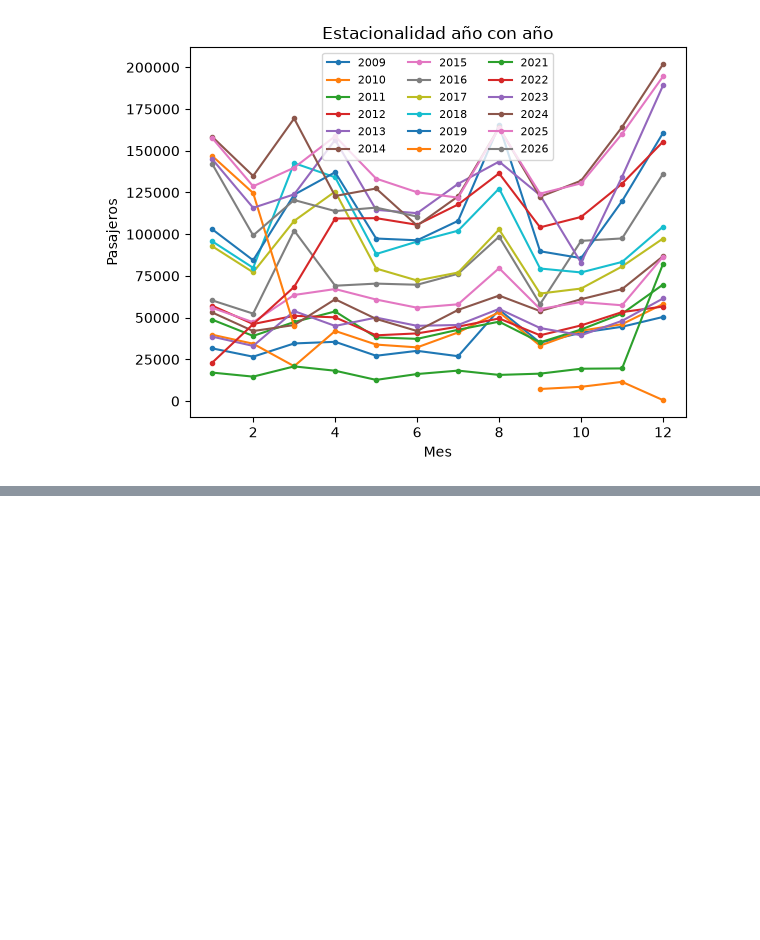
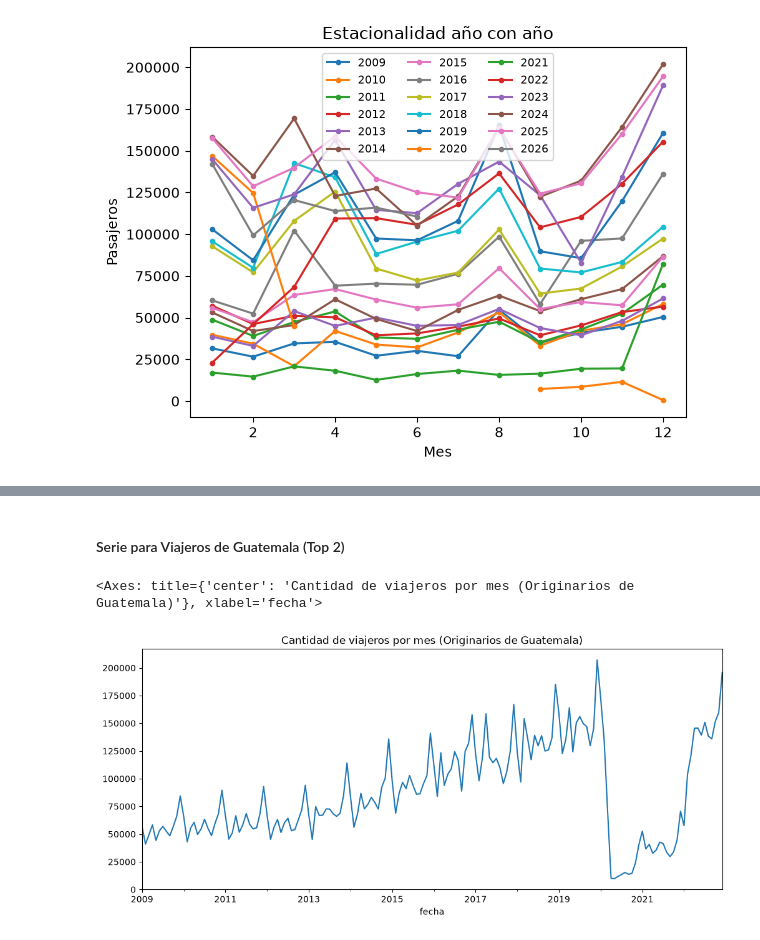
Before and after one commit to rodrigoajmac/CC3084_Laboratorio_1, a Jupyter notebook: Notebooks/Analysis_TimeSeries.ipynb, the cells around one changed output, grey strips where cells are left out. Drawn from its saved outputs; the diff is of its cells as text; code cells hidden in the pictures; blank space fills up the shorter version.

```diff
--- a/Notebooks/Analysis_TimeSeries.ipynb
+++ b/Notebooks/Analysis_TimeSeries.ipynb
@@ -110,0 +113,4 @@ Name: Viajero, dtype: int64
+# %%
+df_gtm = df[df['País']=='Guatemala']
+df_gtm_copy = df_gtm
+df_gtm = df_gtm.groupby(['fecha'])['Viajero'].sum()
@@ -225,0 +266,7 @@ plt.legend(ncol=3, fontsize=8); plt.show()
+# %% [markdown]
+#### Serie para Viajeros de Guatemala (Top 2)
+# %%
+df_gtm.plot(figsize=(12, 5), title='Cantidad de viajeros por mes (Originarios de Guatemala)')
+# %% [output]
+<Axes: title={'center': 'Cantidad de viajeros por mes (Originarios de Guatemala)'}, xlabel='fecha'>
+[figure, added]
```
Also changed, not shown: parts of 15 cells of this notebook.
